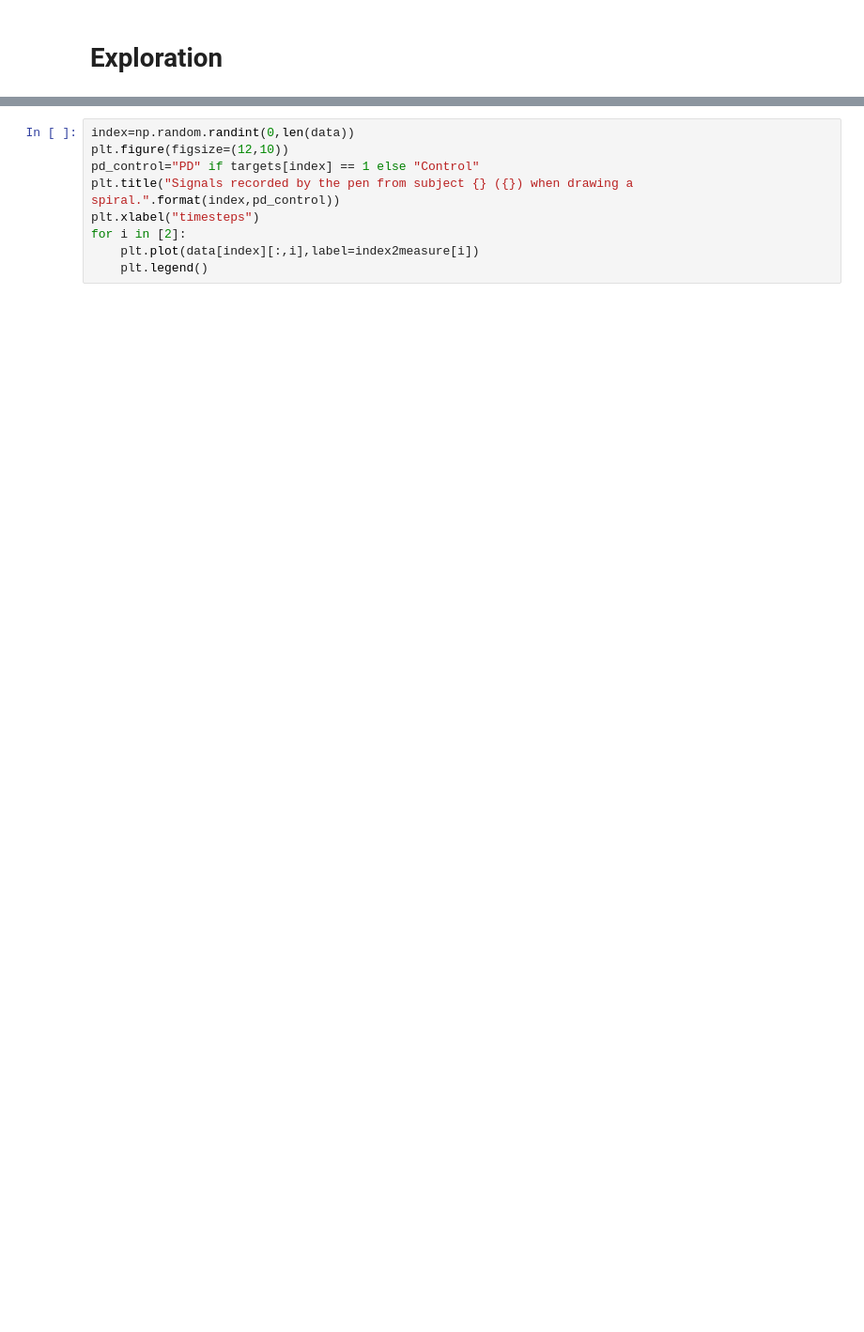
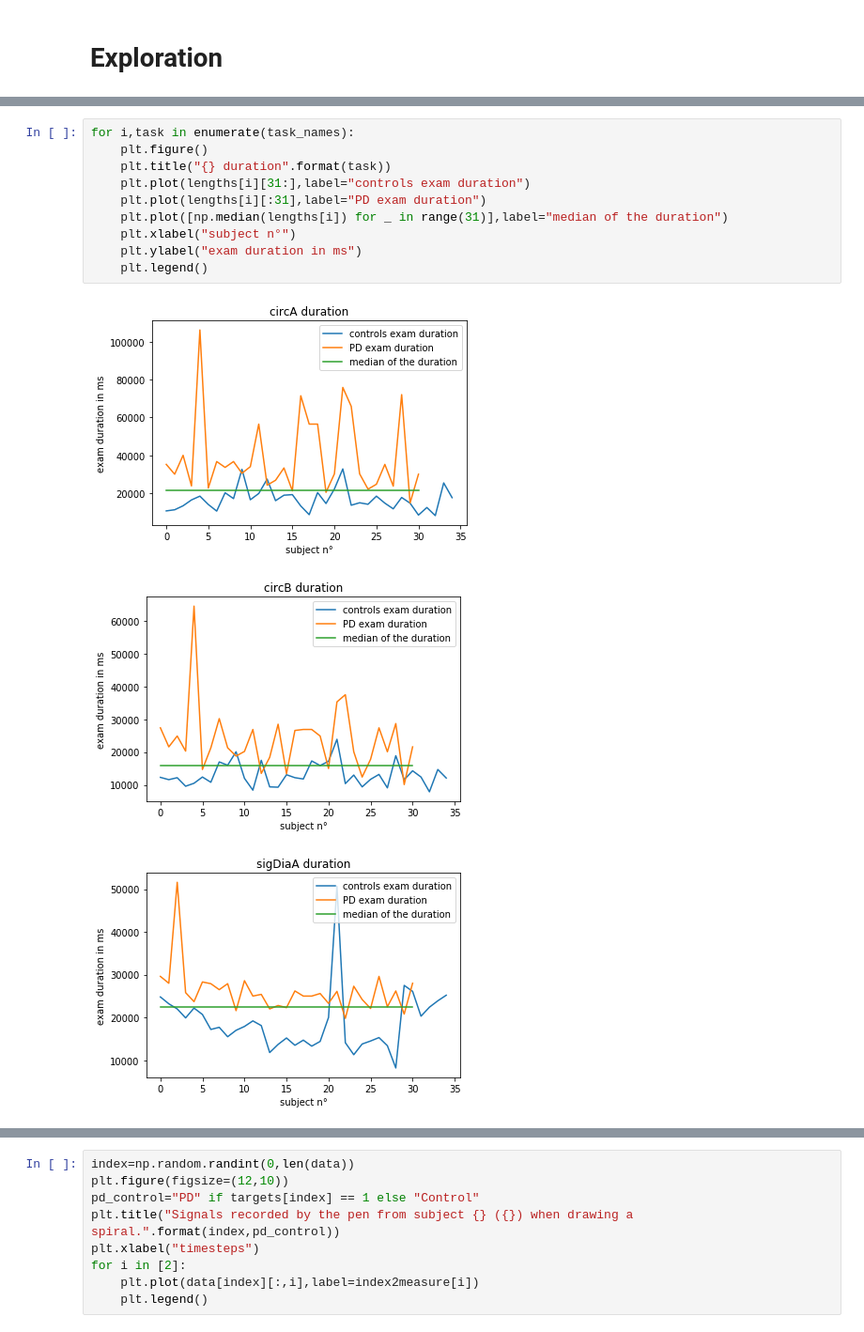
Before and after one commit to PaulLerner/deep_parkinson_handwriting, a Jupyter notebook: newhandpd.ipynb, the cells around one changed output, grey strips where cells are left out. Shown at 94% size. Saved outputs shown, nothing was run; the diff lists cells and outputs as text; blank space fills up the shorter version.

```diff
--- a/newhandpd.ipynb
+++ b/newhandpd.ipynb
@@ -386,0 +423,14 @@ We can clearly see a gap after subject n°30, which is the last PD patient.
+# %%
+for i,task in enumerate(task_names):
+    plt.figure()
+    plt.title("{} duration".format(task))
+    plt.plot(lengths[i][31:],label="controls exam duration")
+    plt.plot(lengths[i][:31],label="PD exam duration")
+    plt.plot([np.median(lengths[i]) for _ in range(31)],label="median of the duration")
+    plt.xlabel("subject n°")
+    plt.ylabel("exam duration in ms")
+    plt.legend()
+# %% [output]
+[figure, added]
+[figure, added]
+[figure, added]
```
Also changed, not shown: parts of 42 cells of this notebook, 1 other file.
